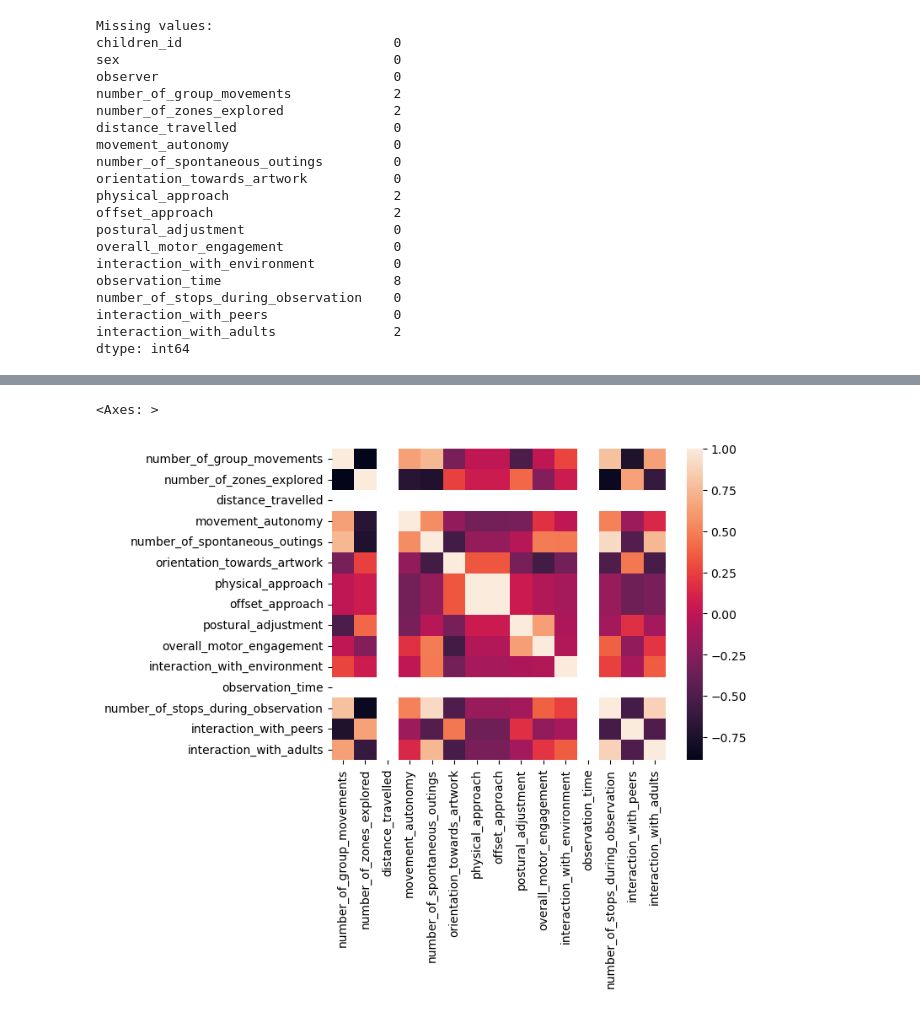
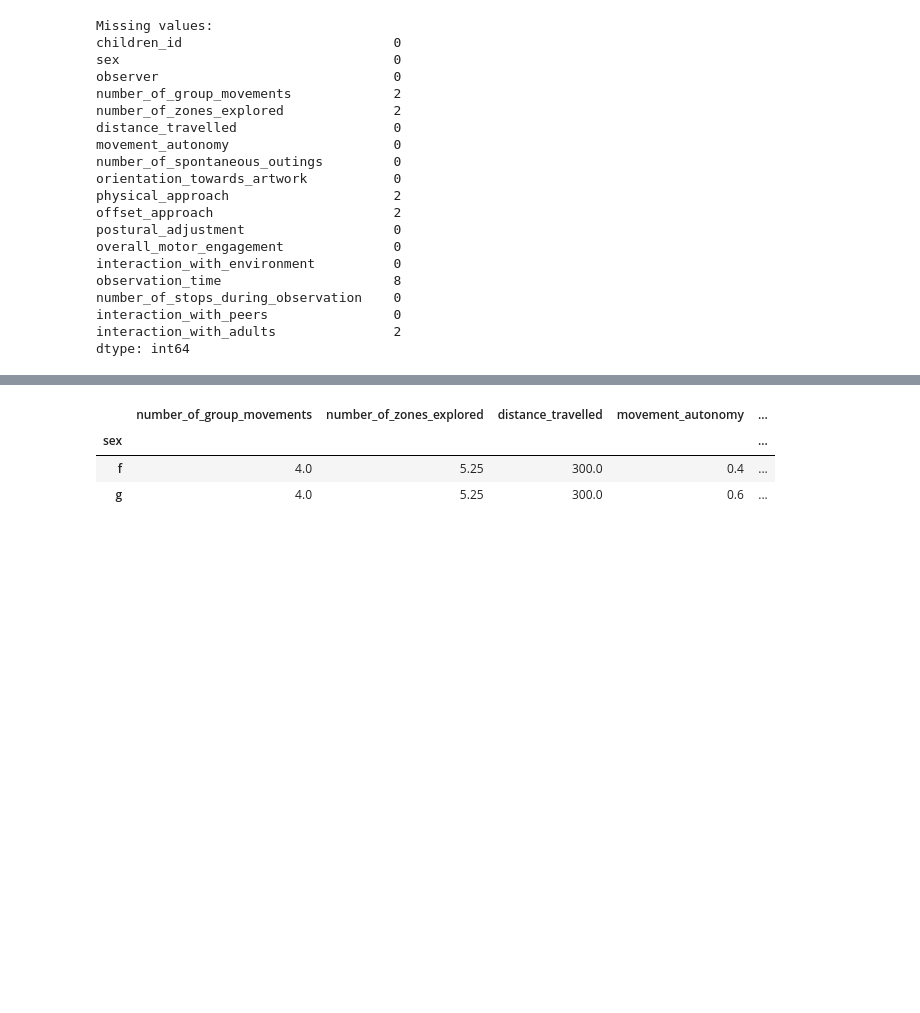
Before and after one commit to ameliegoube22-pixel/GOUBE.AMELIE, a Jupyter notebook: GOUBE.Amelie.ipynb, the cells around one changed output, grey strips where cells are left out. Drawn from its saved outputs; the diff is of its cells as text; code cells hidden in the pictures; blank space fills up the shorter version.

```diff
--- a/GOUBE.Amelie.ipynb
+++ b/GOUBE.Amelie.ipynb
@@ -129,5 +112,8 @@ max                   2.000000
 # %%
-sns.heatmap(df.corr(numeric_only=True))
+#
+df.groupby("sex").mean(numeric_only=True)
 # %% [output]
-<Axes: >
-[figure, removed]
+|  | number_of_group_movements | number_of_zones_explored | distance_travelled | movement_autonomy | ... |
+| sex |  |  |  |  | ... |
+| f | 4.0 | 5.25 | 300.0 | 0.4 | ... |
+| g | 4.0 | 5.25 | 300.0 | 0.6 | ... |
```
Also changed, not shown: parts of 22 cells of this notebook, 3 other files.
